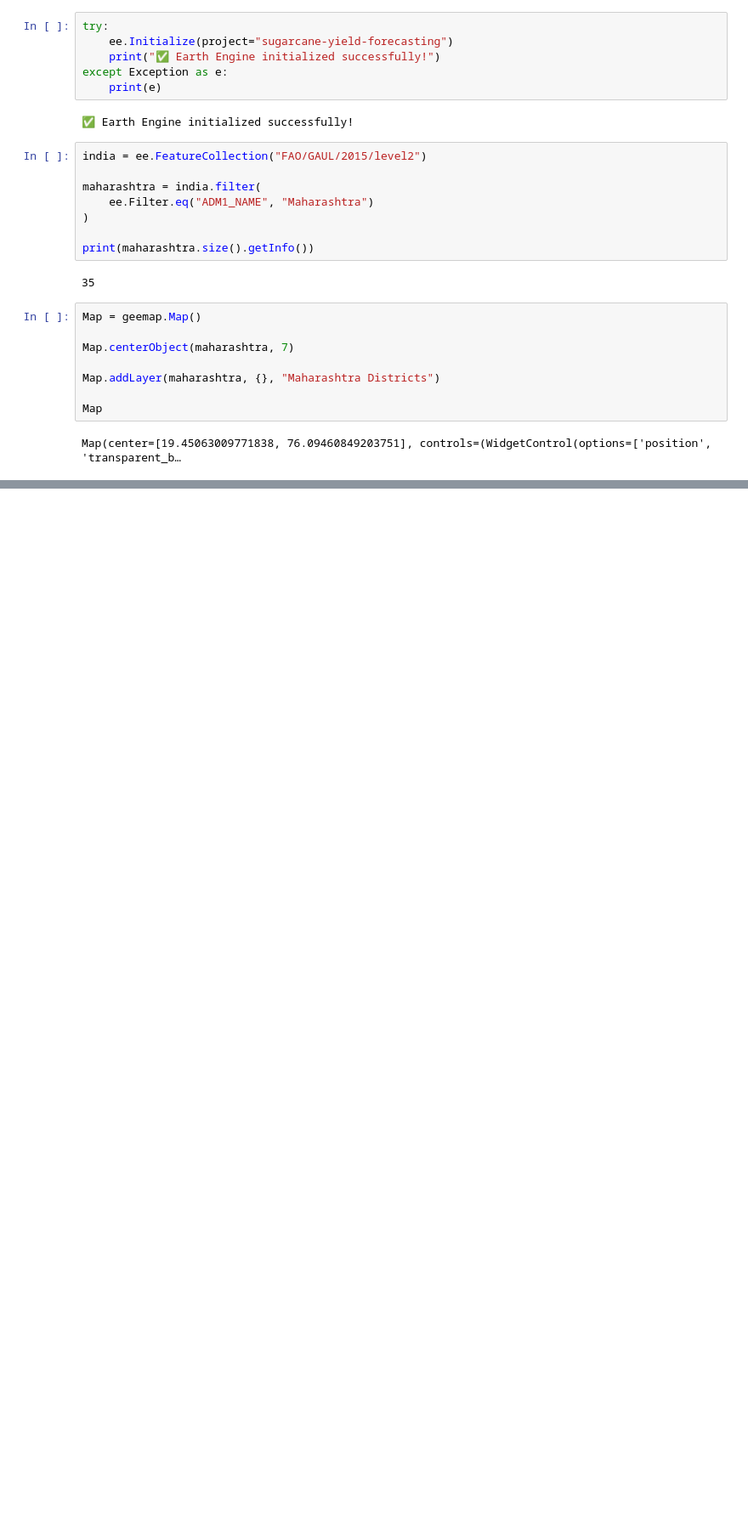
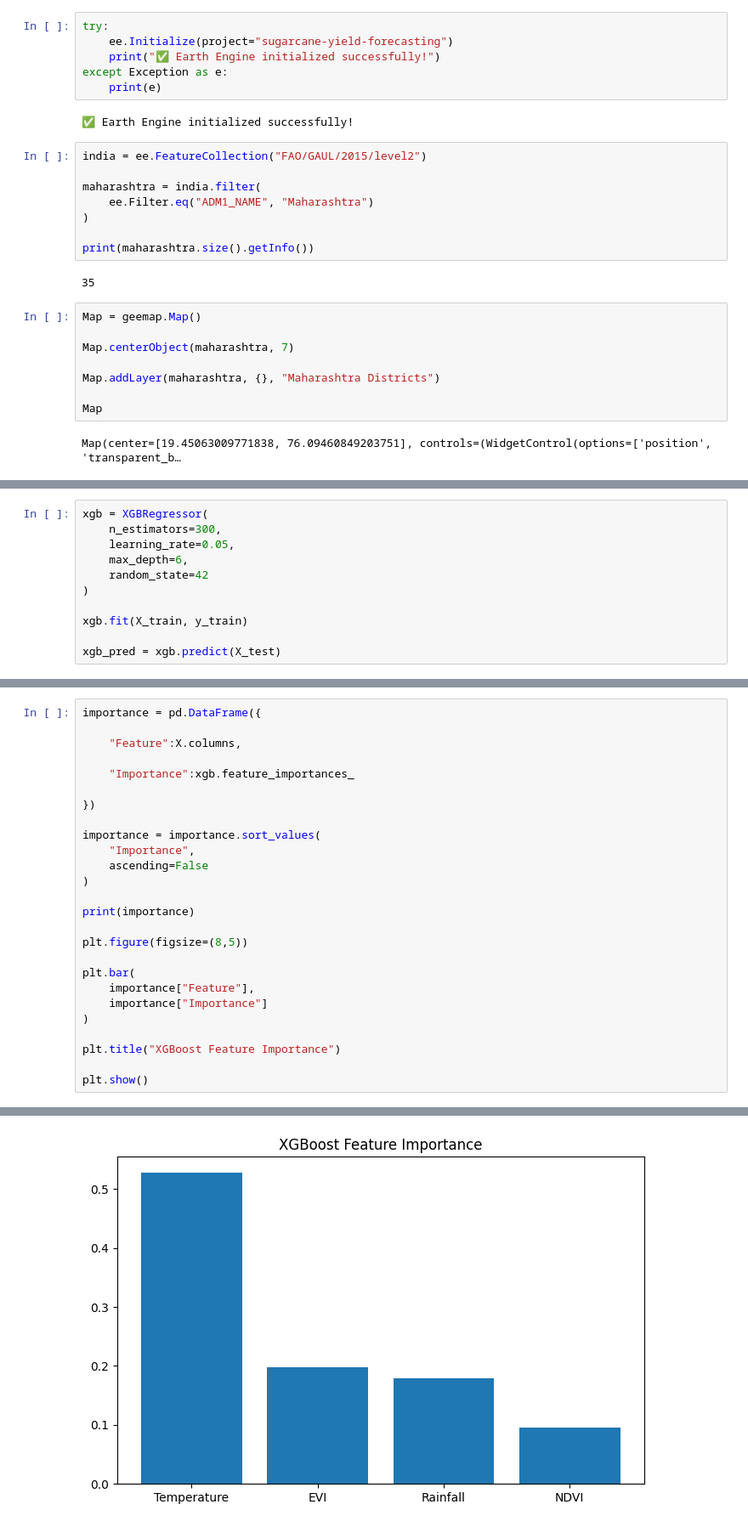
Before and after one commit to RiteshD11/Satellite-Assisted-District-Level-Sugarcane-Yield-Forecasting, a Jupyter notebook: 01_GEE_Data_Extraction.ipynb, the cells around one changed output, grey strips where cells are left out. Shown at 85% size. Cells and saved outputs as stored; diff of their text form; blank space fills up the shorter version.

```diff
--- a/01_GEE_Data_Extraction.ipynb
+++ b/01_GEE_Data_Extraction.ipynb
@@ -57,0 +1223,11 @@ Map(center=[19.45063009771838, 76.09460849203751], controls=(WidgetControl(optio
+# %%
+xgb = XGBRegressor(
+    n_estimators=300,
+    learning_rate=0.05,
+    max_depth=6,
+    random_state=42
+)
+
+xgb.fit(X_train, y_train)
+
+xgb_pred = xgb.predict(X_test)
@@ -57,0 +1293,27 @@ Map(center=[19.45063009771838, 76.09460849203751], controls=(WidgetControl(optio
+# %%
+importance = pd.DataFrame({
+
+    "Feature":X.columns,
+
+    "Importance":xgb.feature_importances_
+
+})
+
+importance = importance.sort_values(
+    "Importance",
+    ascending=False
+)
+
+print(importance)
+
+plt.figure(figsize=(8,5))
+
+plt.bar(
+    importance["Feature"],
+    importance["Importance"]
+)
+
+plt.title("XGBoost Feature Importance")
+
+plt.show()
+# %% [output]
@@ -57,0 +1325 @@ Map(center=[19.45063009771838, 76.09460849203751], controls=(WidgetControl(optio
+[figure, added]
```
Also changed, not shown: parts of 90 cells of this notebook.
